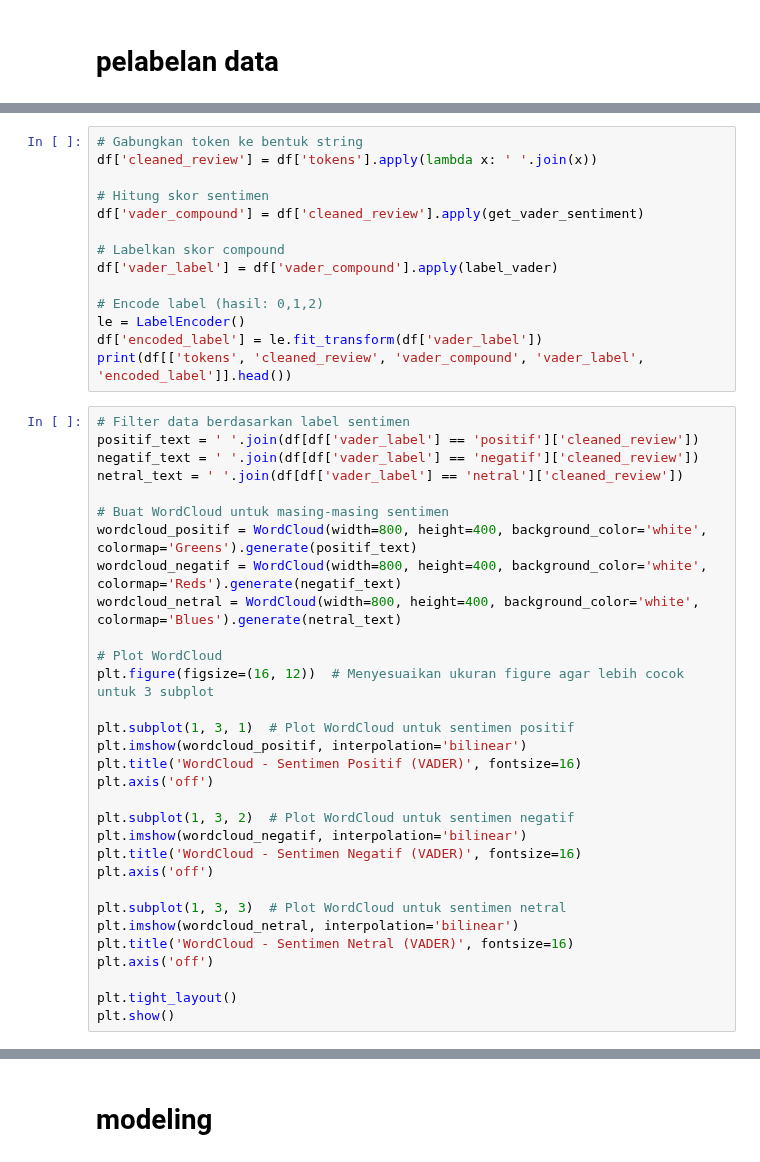
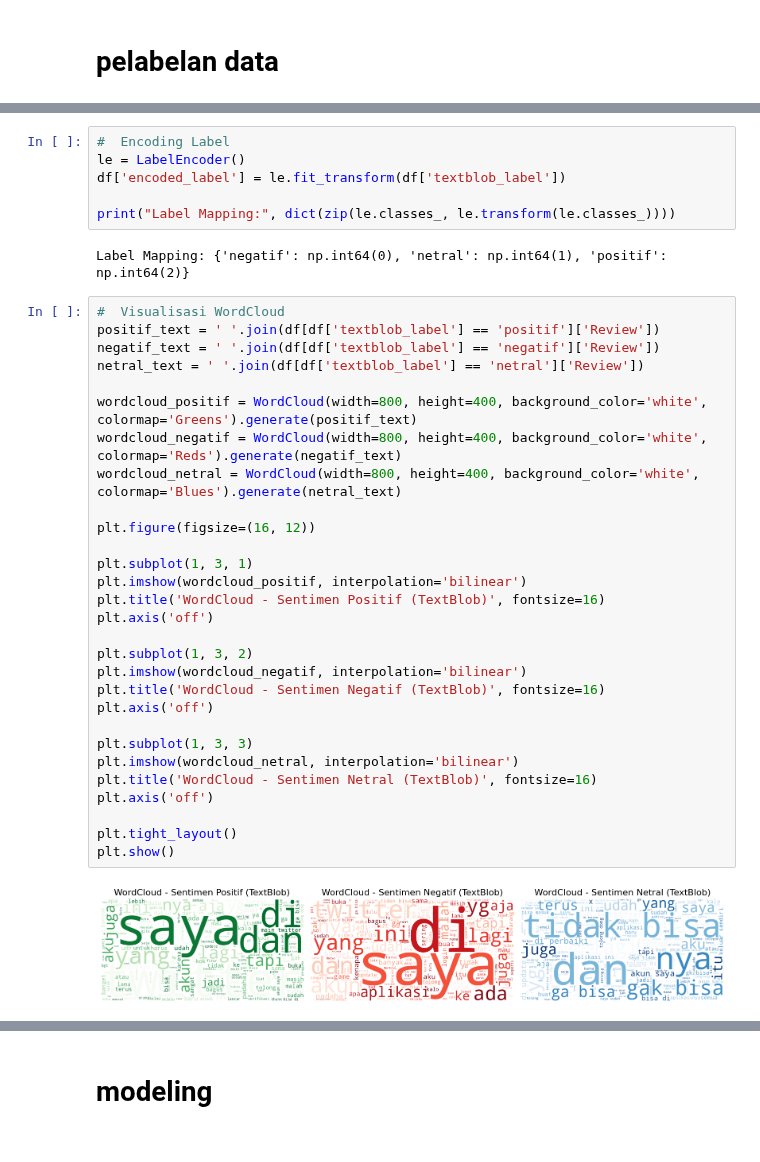
Before and after one commit to Robbysaidiii/Scraping_RobbySaidi_mc211d5y2136, a Jupyter notebook: notebook_pelatihan_model.ipynb, the cells around one changed output, grey strips where cells are left out. Saved outputs shown, nothing was run; the diff lists cells and outputs as text.

```diff
--- a/notebook_pelatihan_model.ipynb
+++ b/notebook_pelatihan_model.ipynb
@@ -455,45 +399,39 @@ def label_vader(score):
-# %%
-# Gabungkan token ke bentuk string
-df['cleaned_review'] = df['tokens'].apply(lambda x: ' '.join(x))
-
-# Hitung skor sentimen
-df['vader_compound'] = df['cleaned_review'].apply(get_vader_sentiment)
-
-# Labelkan skor compound
-df['vader_label'] = df['vader_compound'].apply(label_vader)
-
-# Encode label (hasil: 0,1,2)
-le = LabelEncoder()
-df['encoded_label'] = le.fit_transform(df['vader_label'])
-print(df[['tokens', 'cleaned_review', 'vader_compound', 'vader_label', 'encoded_label']].head())
+# %%
+#  Encoding Label
+le = LabelEncoder()
+df['encoded_label'] = le.fit_transform(df['textblob_label'])
+
+print("Label Mapping:", dict(zip(le.classes_, le.transform(le.classes_))))
+# %% [output]
+Label Mapping: {'negatif': np.int64(0), 'netral': np.int64(1), 'positif': np.int64(2)}
 # %%
-# Filter data berdasarkan label sentimen
-positif_text = ' '.join(df[df['vader_label'] == 'positif']['cleaned_review'])
-negatif_text = ' '.join(df[df['vader_label'] == 'negatif']['cleaned_review'])
-netral_text = ' '.join(df[df['vader_label'] == 'netral']['cleaned_review'])
+#  Visualisasi WordCloud
+positif_text = ' '.join(df[df['textblob_label'] == 'positif']['Review'])
+negatif_text = ' '.join(df[df['textblob_label'] == 'negatif']['Review'])
+netral_text = ' '.join(df[df['textblob_label'] == 'netral']['Review'])
 
-# Buat WordCloud untuk masing-masing sentimen
 wordcloud_positif = WordCloud(width=800, height=400, background_color='white', colormap='Greens').generate(positif_text)
 wordcloud_negatif = WordCloud(width=800, height=400, background_color='white', colormap='Reds').generate(negatif_text)
 wordcloud_netral = WordCloud(width=800, height=400, background_color='white', colormap='Blues').generate(netral_text)
 
-# Plot WordCloud
-plt.figure(figsize=(16, 12))  # Menyesuaikan ukuran figure agar lebih cocok untuk 3 subplot
+plt.figure(figsize=(16, 12))
 
-plt.subplot(1, 3, 1)  # Plot WordCloud untuk sentimen positif
+plt.subplot(1, 3, 1)
 plt.imshow(wordcloud_positif, interpolation='bilinear')
-plt.title('WordCloud - Sentimen Positif (VADER)', fontsize=16)
+plt.title('WordCloud - Sentimen Positif (TextBlob)', fontsize=16)
 plt.axis('off')
 
-plt.subplot(1, 3, 2)  # Plot WordCloud untuk sentimen negatif
+plt.subplot(1, 3, 2)
 plt.imshow(wordcloud_negatif, interpolation='bilinear')
-plt.title('WordCloud - Sentimen Negatif (VADER)', fontsize=16)
+plt.title('WordCloud - Sentimen Negatif (TextBlob)', fontsize=16)
 plt.axis('off')
 
-plt.subplot(1, 3, 3)  # Plot WordCloud untuk sentimen netral
+plt.subplot(1, 3, 3)
 plt.imshow(wordcloud_netral, interpolation='bilinear')
-plt.title('WordCloud - Sentimen Netral (VADER)', fontsize=16)
+plt.title('WordCloud - Sentimen Netral (TextBlob)', fontsize=16)
 plt.axis('off')
 
 plt.tight_layout()
 plt.show()
+# %% [output]
+[figure, added]
```
Also changed, not shown: parts of 41 cells of this notebook.
